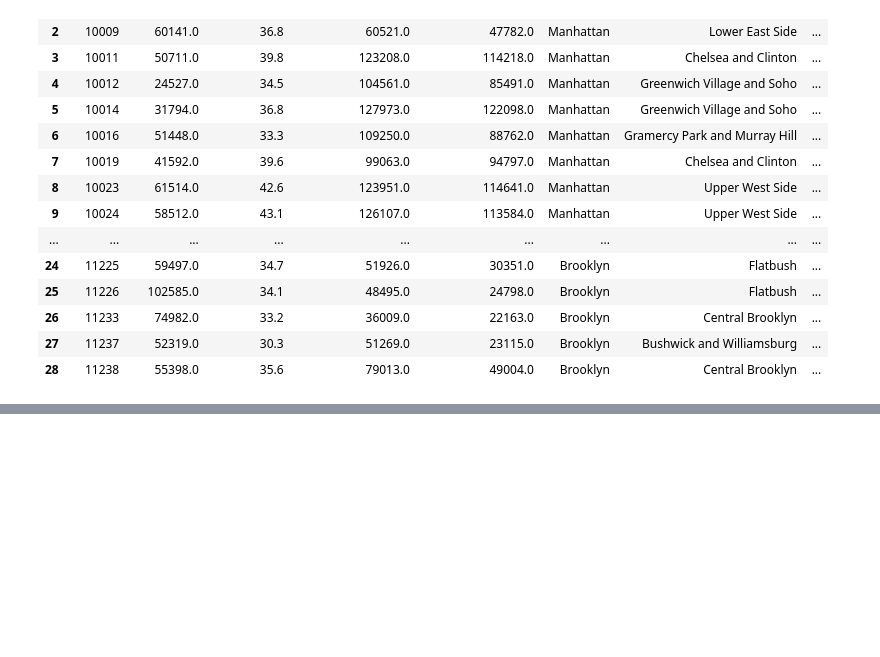
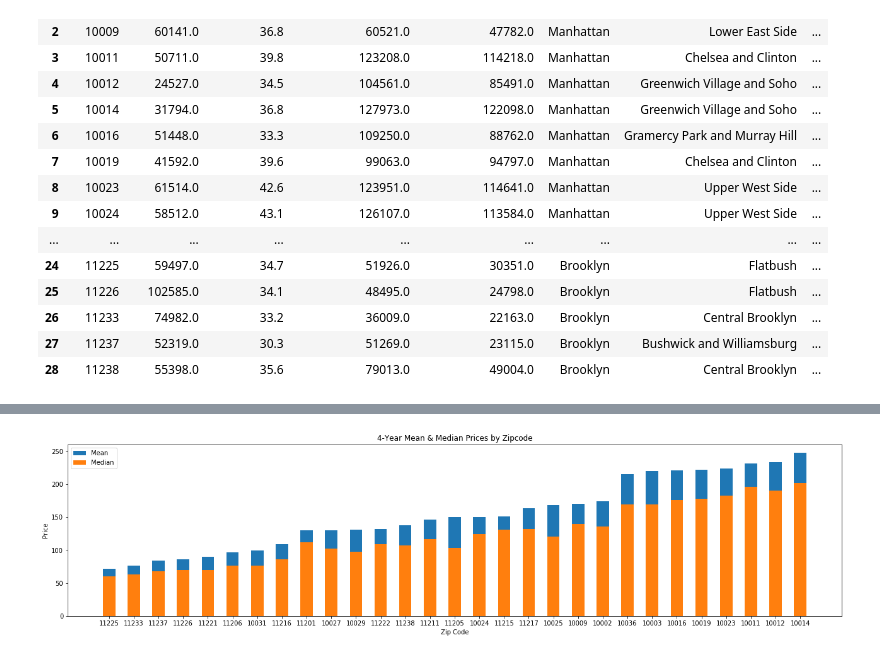
Before and after one commit to mjvillacresesn/Airbnb, a Jupyter notebook: Final_Code/Final_Code.ipynb, the cells around one changed output, grey strips where cells are left out. Drawn from its saved outputs; the diff is of its cells as text; code cells hidden in the pictures; blank space fills up the shorter version.

```diff
--- a/Final_Code/Final_Code.ipynb
+++ b/Final_Code/Final_Code.ipynb
@@ -118,0 +121,13 @@ See the caveats in the documentation: http://pandas.pydata.org/pandas-docs/stabl
+# %%
+# Build DF for linegraph of all zip codes & total mean
+totals = zipsmerged[['Zipcode', 'Neighborhood', 'Household Income', '4year_Mean', '4year_Median']]
+
+# Convert values to int
+totals['Zipcode']=totals['Zipcode'].astype(int)
+totals['4year_Mean']=totals['4year_Mean'].astype(int)
+totals['4year_Median']=totals['4year_Median'].astype(int)
+totals['Household Income']=totals['Household Income'].astype(int)
+
+# Sort Zipcodes
+means = totals.sort_values('4year_Mean', ascending=True)
+means
@@ -118,0 +171,14 @@ See the caveats in the documentation: http://pandas.pydata.org/pandas-docs/stabl
+# %%
+# Plot Mean and Median
+plt.figure(figsize = (22,5));
+x_axis = np.arange(len(means['Zipcode']));
+tick_locations = [x for x in x_axis];
+plt.xticks(tick_locations, means['Zipcode']);
+plt.bar(x_axis, means['4year_Mean'], label ='Mean',width = 0.5);
+plt.bar(x_axis, means['4year_Median'], label = 'Median',width = 0.5);
+plt.legend(loc='best');
+plt.xlabel('Zip Code');
+plt.ylabel('Price');
+plt.title('4-Year Mean & Median Prices by Zipcode');
+# %% [output]
+[figure, added]
```
Also changed, not shown: parts of 5 cells of this notebook.
